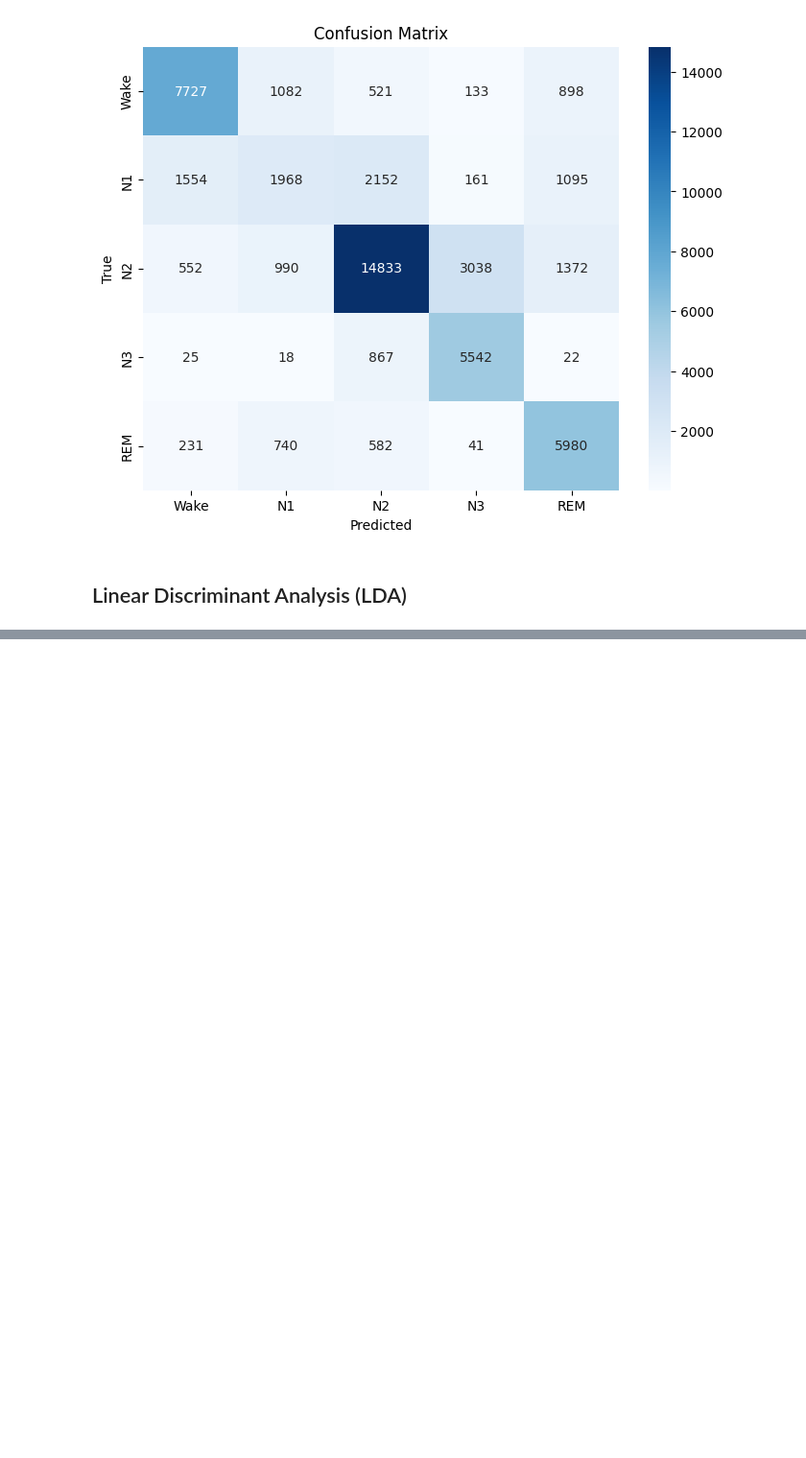
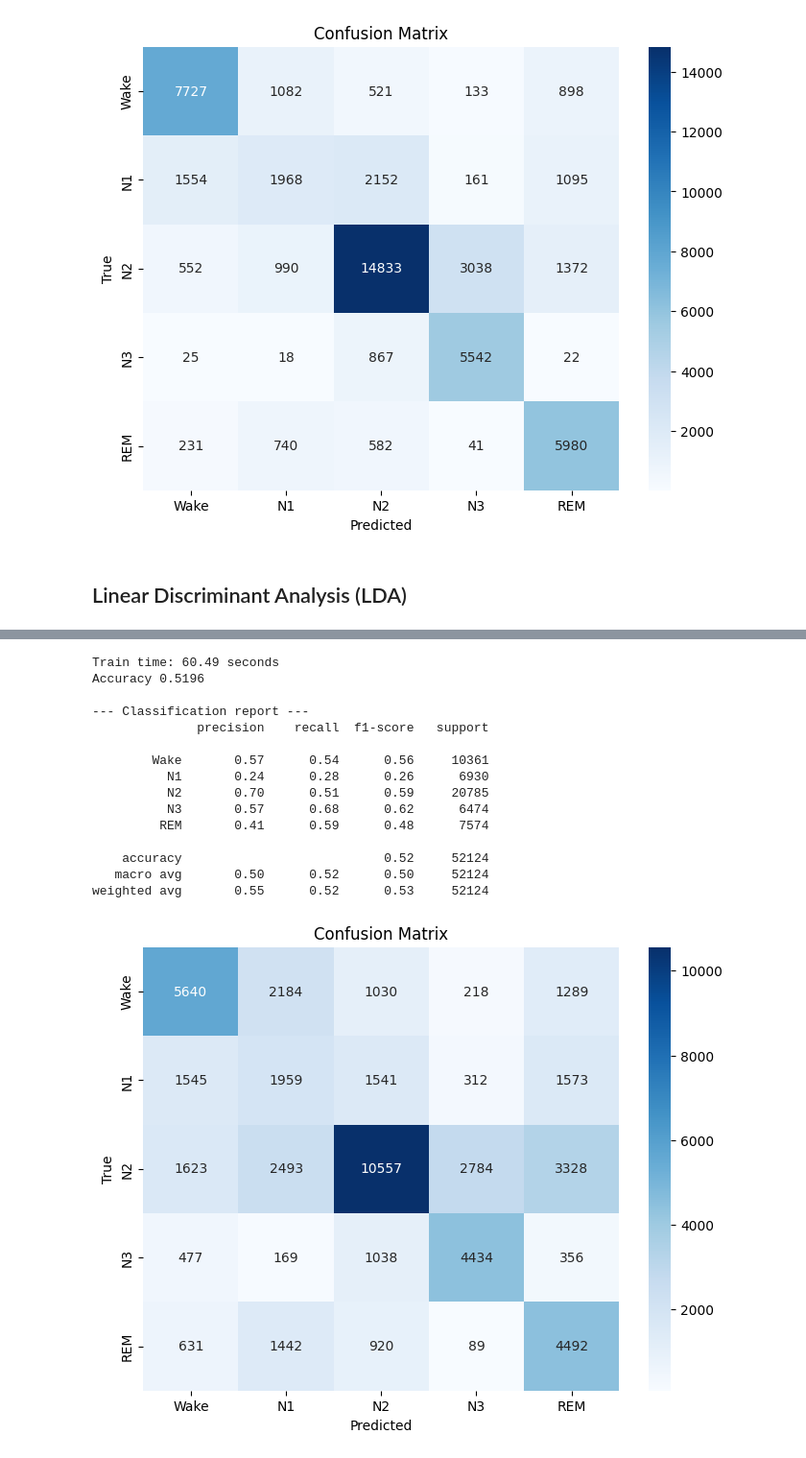
Before and after one commit to CarmenTheodoraCraciun/Sleep-Quality-Based-EEG-Signals, a Jupyter notebook: ml_models/3_Probabilistic_Models.ipynb, the cells around one changed output, grey strips where cells are left out. Shown at 96% size. Drawn from its saved outputs; the diff is of its cells as text; code cells hidden in the pictures; blank space fills up the shorter version.

```diff
--- a/ml_models/3_Probabilistic_Models.ipynb
+++ b/ml_models/3_Probabilistic_Models.ipynb
@@ -131,0 +75,10 @@ Shape after: (228213, 22)
+# %%
+cols_to_normalize = [
+    'Mean', 'Std', 'Skewness', 'Kurtosis', 'Zero_Crossings',
+    'Mobility', 'Complexity', 'Spectral_Entropy',
+    'Abs_Delta', 'Abs_Theta', 'Abs_Alpha', 'Abs_Sigma', 'Abs_Beta', 'Abs_Total',
+    'Rel_Delta', 'Rel_Theta', 'Rel_Alpha', 'Rel_Sigma', 'Rel_Beta'
+]
+
+df_train_norm = dataset_fct.normalize_by_subject(df_train, cols_to_normalize)
+df_val_norm = dataset_fct.normalize_by_subject(df_val, cols_to_normalize)
@@ -612,0 +431,69 @@ weighted avg       0.54      0.52      0.50     52124
+# %%
+class GMMClassifier(BaseEstimator, ClassifierMixin):
+    def __init__(self, n_components=3, covariance_type='full'):
+        self.n_components = n_components
+        self.covariance_type = covariance_type
+        self.models_ = {}
+        self.classes_ = None
+        self.priors_ = None
+
+    def fit(self, X, y):
+        self.classes_ = np.unique(y)
+        self.priors_ = np.zeros(len(self.classes_))
+
+        for i, c in enumerate(self.classes_):
+            X_c = X[y == c]
+            self.priors_[i] = len(X_c) / len(X)
+
+            gmm = GaussianMixture(n_components=self.n_components,
+                                  covariance_type=self.covariance_type,
+                                  random_state=42)
+            gmm.fit(X_c)
+            self.models_[c] = gmm
+        return self
+
+    def predict_proba(self, X):
+        log_probs = np.zeros((X.shape[0], len(self.classes_)))
+        for i, c in enumerate(self.classes_):
+            log_probs[:, i] = self.models_[c].score_samples(X) + np.log(self.priors_[i])
+
+        log_probs_max = log_probs.max(axis=1, keepdims=True)
+        probs = np.exp(log_probs - log_probs_max)
+        return probs / probs.sum(axis=1, keepdims=True)
+
+    def predict(self, X):
+        probs = self.predict_proba(X)
+        return self.classes_[np.argmax(probs, axis=1)]
+
+gmm_pipeline = Pipeline([
+    ('pt', PowerTransformer(method='yeo-johnson', standardize=True)),
+    ('pca', PCA(n_components=0.95, random_state=42)),
+    ('gmm_clf', GMMClassifier(n_components=3, covariance_type='diag'))
+])
+
+start_time = time.time()
+gmm_pipeline.fit(X_train_norm_enhanced, y_train_norm_enhanced)
+end_time = time.time()
+print(f"Train time: {end_time - start_time:.2f} seconds")
+
+y_pred_gmm = gmm_pipeline.predict(X_val_norm_enhanced)
+obs_probs_gmm = gmm_pipeline.predict_proba(X_val_norm_enhanced)
+
+model_fct.evaluete_model(y_val_norm_enhanced, y_pred_gmm)
+# %% [output]
+Train time: 60.49 seconds
+Accuracy 0.5196
+
+--- Classification report ---
+              precision    recall  f1-score   support
+
+        Wake       0.57      0.54      0.56     10361
+          N1       0.24      0.28      0.26      6930
+          N2       0.70      0.51      0.59     20785
+          N3       0.57      0.68      0.62      6474
+         REM       0.41      0.59      0.48      7574
+
+    accuracy                           0.52     52124
+   macro avg       0.50      0.52      0.50     52124
+weighted avg       0.55      0.52      0.53     52124
+[figure, added]
```
Also changed, not shown: parts of 43 cells of this notebook.
